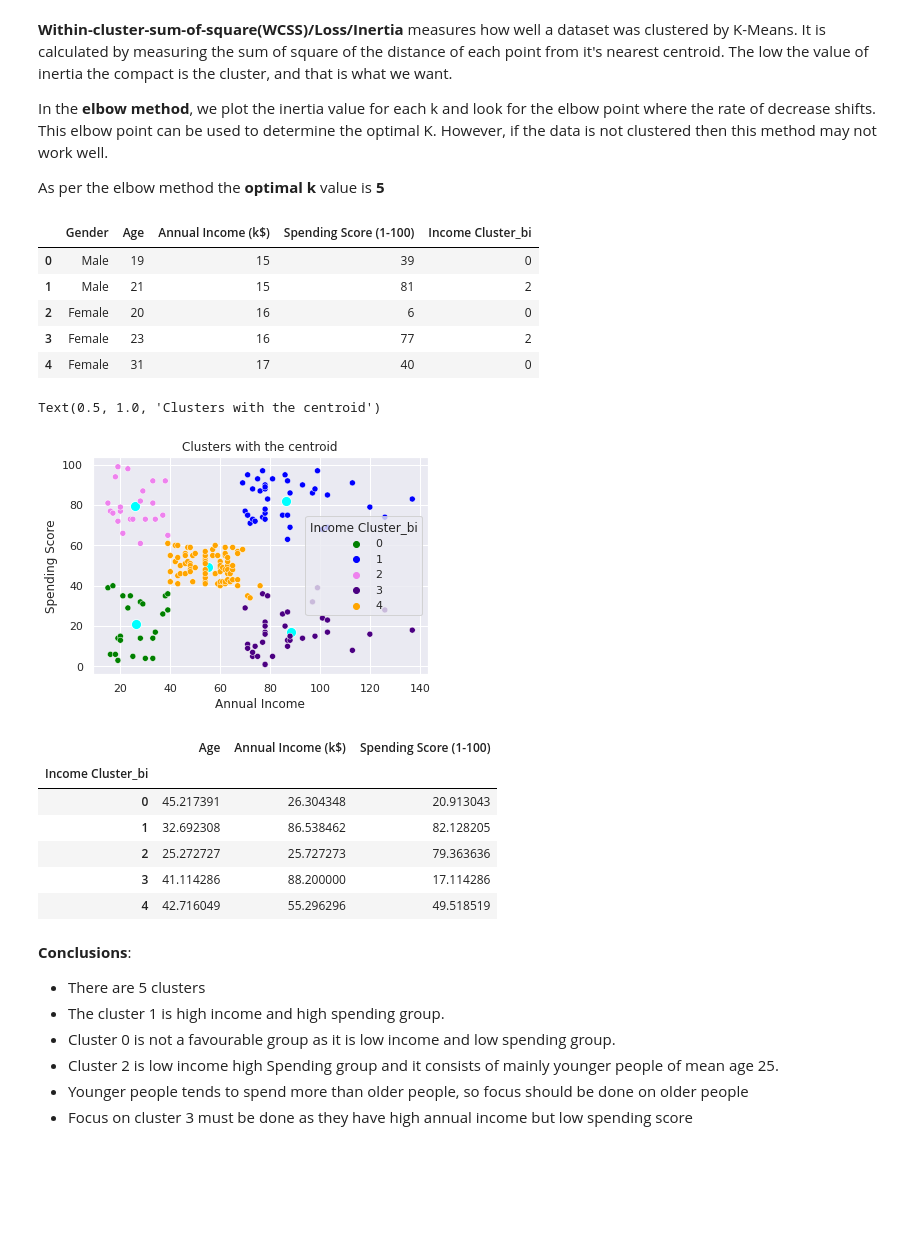
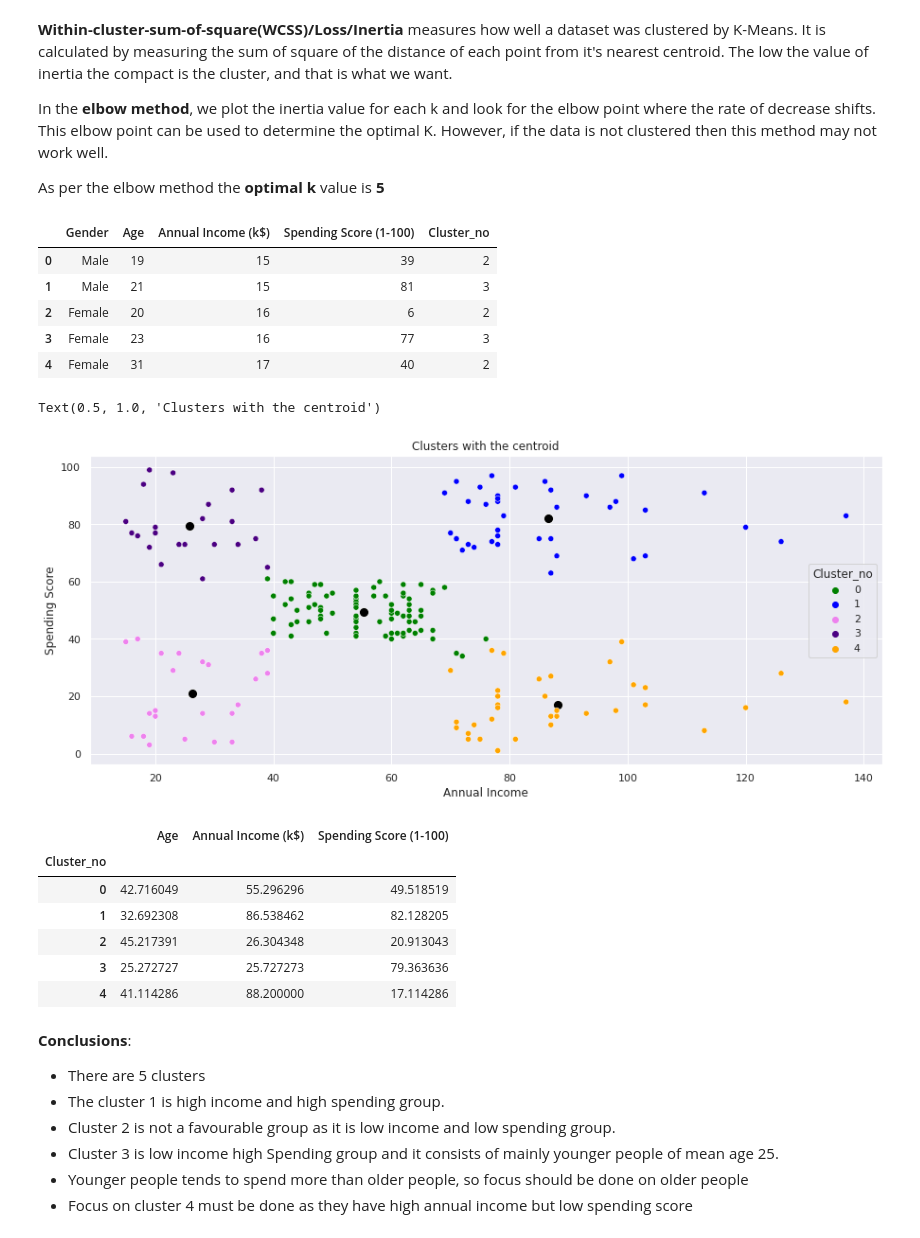
Before and after one commit to vijayc9/Mall-Customer-Segmentation, a Jupyter notebook: customer_segmentation_using_k_means.ipynb, the cells around one changed output. Cells and saved outputs as stored; diff of their text form; code cells hidden in the pictures; blank space fills up the shorter version.

```diff
--- a/customer_segmentation_using_k_means.ipynb
+++ b/customer_segmentation_using_k_means.ipynb
@@ -18,6 +19,6 @@ from sklearn.decomposition import PCA
 # %%
 # read the csv file from the path
 path = "/content/drive/MyDrive/Colab Notebooks/Mall_Customers.csv"
-df = pd.read_csv(path)
+data = pd.read_csv(path)
 # %%
 # display first 5 rows
@@ -35,8 +36,8 @@ df.shape
 (200, 5)
 # %%
 # Droping unnecessary feature
-df = df.drop('CustomerID', axis=1)
-df.head()
+data = data.drop('CustomerID', axis=1)
+data.head()
 # %% [output]
 |  | Gender | Age | Annual Income (k$) | Spending Score (1-100) |
 | 0 | Male | 19 | 15 | 39 |
@@ -221,54 +216,53 @@ In the **elbow method**, we plot the inertia value for each k and look for the e
 
 As per the elbow method the **optimal k** value is **5**
 # %%
-# fitting the bivariate model
-cluster_bi = KMeans(n_clusters = 5)
-cluster_bi.fit(df[["Annual Income (k$)", "Spending Score (1-100)"]])
+# fitting the best model
+kmeans = KMeans(n_clusters = 5).fit(data[["Annual Income (k$)", "Spending Score (1-100)"]])
 
-# creating the cluster column
-df["Income Cluster_bi"] = cluster_bi.labels_
-df.head()
+# creating the data with label/cluster_no/group_no column
+data["Cluster_no"] = kmeans.labels_
+data.head()
 # %% [output]
-|  | Gender | Age | Annual Income (k$) | Spending Score (1-100) | Income Cluster_bi |
-| 0 | Male | 19 | 15 | 39 | 0 |
-| 1 | Male | 21 | 15 | 81 | 2 |
-| 2 | Female | 20 | 16 | 6 | 0 |
-| 3 | Female | 23 | 16 | 77 | 2 |
-| 4 | Female | 31 | 17 | 40 | 0 |
+|  | Gender | Age | Annual Income (k$) | Spending Score (1-100) | Cluster_no |
+| 0 | Male | 19 | 15 | 39 | 2 |
+| 1 | Male | 21 | 15 | 81 | 3 |
+| 2 | Female | 20 | 16 | 6 | 2 |
+| 3 | Female | 23 | 16 | 77 | 3 |
+| 4 | Female | 31 | 17 | 40 | 2 |
 # %%
 # finding the center of the clusters
-centers = pd.DataFrame(cluster_bi.cluster_centers_)
+centers = pd.DataFrame(kmeans.cluster_centers_)
 centers.columns = ["x", "y"]
 # %%
 # clusters with the centroid
 fig, ax = plt.subplots(1,1)
-ax = sns.scatterplot(data = df, x = centers["x"], y = centers["y"], color = "cyan", s = 100)
+ax = sns.scatterplot(data = data, x = centers["x"], y = centers["y"], color = "black", s = 100)
 colors=['green', 'blue', 'violet', 'indigo', 'orange']
-ax = sns.scatterplot(data = df, x = "Annual Income (k$)", y = "Spending Score (1-100)",palette=colors, hue='Income Cluster_bi')
+ax = sns.scatterplot(data = data, x = "Annual Income (k$)", y = "Spending Score (1-100)",palette=colors, hue='Cluster_no')
 
 ax.set_xlabel("Annual Income")
 ax.set_ylabel("Spending Score")
 plt.title("Clusters with the centroid")
 # %% [output]
 Text(0.5, 1.0, 'Clusters with the centroid')
-[figure, old version]
+[figure, new version]
 # %%
 # checking mean as per bivariate
-df.groupby("Income Cluster_bi").mean()
+data.groupby("Cluster_no").mean()
 # %% [output]
 |  | Age | Annual Income (k$) | Spending Score (1-100) |
-| Income Cluster_bi |  |  |  |
-| 0 | 45.217391 | 26.304348 | 20.913043 |
+| Cluster_no |  |  |  |
+| 0 | 42.716049 | 55.296296 | 49.518519 |
 | 1 | 32.692308 | 86.538462 | 82.128205 |
-| 2 | 25.272727 | 25.727273 | 79.363636 |
-| 3 | 41.114286 | 88.200000 | 17.114286 |
-| 4 | 42.716049 | 55.296296 | 49.518519 |
+| 2 | 45.217391 | 26.304348 | 20.913043 |
+| 3 | 25.272727 | 25.727273 | 79.363636 |
+| 4 | 41.114286 | 88.200000 | 17.114286 |
 # %% [markdown]
 **Conclusions**:
 - There are 5 clusters
 - The cluster 1 is high income and high spending group.
-- Cluster 0 is not a favourable group as it is low income and low spending group.
-- Cluster 2 is low income high Spending group and it consists of mainly younger people of mean age 25.
+- Cluster 2 is not a favourable group as it is low income and low spending group.
+- Cluster 3 is low income high Spending group and it consists of mainly younger people of mean age 25.
 - Younger people tends to spend more than older people, so focus should be done on older people
-- Focus on cluster 3 must be done as they have high annual income but low spending score
+- Focus on cluster 4 must be done as they have high annual income but low spending score
 # %%
```
Also changed, not shown: parts of 42 cells of this notebook.
